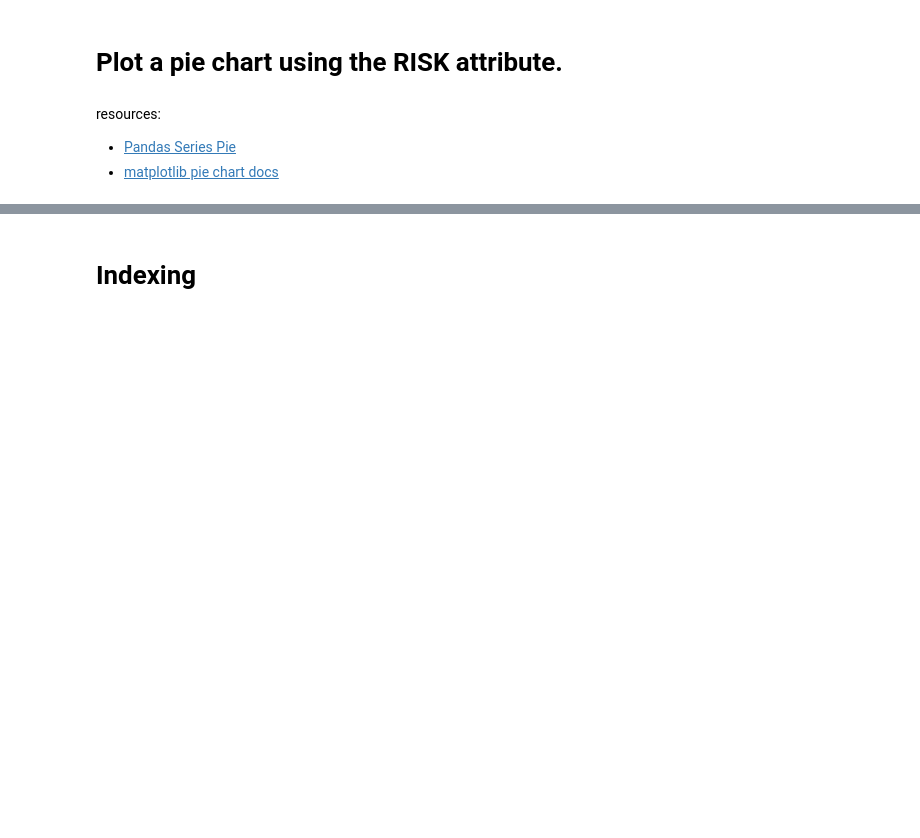
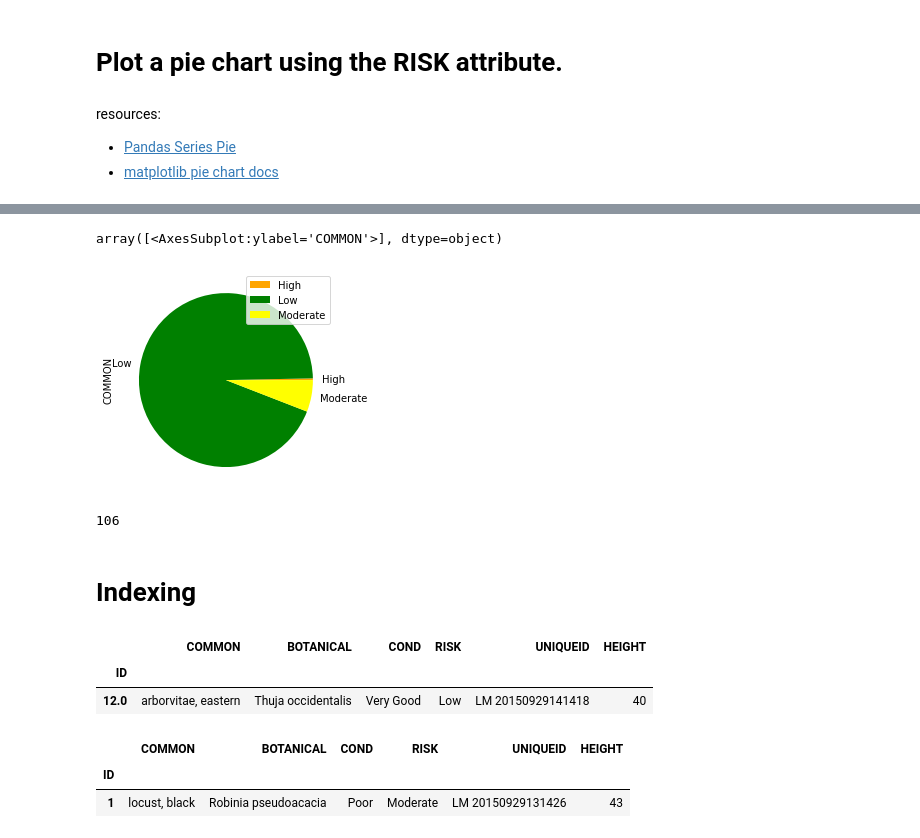
Before and after one commit to croethel/DataEngineering.Labs.CityOfNewarkDETreeSurvey, a Jupyter notebook: newark_de_tree_survey.ipynb, the cells around one changed output, grey strips where cells are left out. Saved outputs shown, nothing was run; the diff lists cells and outputs as text; code cells hidden in the pictures; blank space fills up the shorter version.

```diff
--- a/newark_de_tree_survey.ipynb
+++ b/newark_de_tree_survey.ipynb
@@ -159,3 +206,4 @@ resources:
 # %%
 # How can we determine all of the possible values describing the RISK associated with each tree
 # along with the corresponding row counts?
+new_df_pie = new_df[['COMMON','RISK']].groupby('RISK').count()
@@ -165,13 +221,33 @@ resources:
 # Green -> Low
 # Yellow -> Moderate
 # Orange -> High
+color_names = pd.Series(['Orange', 'Green', 'Yellow'])
 # %%
 # Plot the pie chart here
+new_df_pie.plot.pie(subplots = True, colors=color_names,)
+# %% [output]
+array([<AxesSubplot:ylabel='COMMON'>], dtype=object)
+[figure, added]
 # %%
 # How many entries have missing values for the RISK attribute? Why are these values missing?
+len(new_df.index)-new_df_pie['COMMON'].sum()
+
+#missing value reason - 106 are stumps/vacant sites
+# %% [output]
+106
 # %% [markdown]
 # Indexing
 # %%
 # Display row by position 1
+new_df.iloc[[1]]
+# %% [output]
+|  | COMMON | BOTANICAL | COND | RISK | UNIQUEID | HEIGHT |
+| ID |  |  |  |  |  |  |
+| 12.0 | arborvitae, eastern | Thuja occidentalis | Very Good | Low | LM 20150929141418 | 40 |
 # %%
 # Display row by label 1
+new_df.loc[[1]]
+# %% [output]
+|  | COMMON | BOTANICAL | COND | RISK | UNIQUEID | HEIGHT |
+| ID |  |  |  |  |  |  |
+| 1 | locust, black | Robinia pseudoacacia | Poor | Moderate | LM 20150929131426 | 43 |
```
Also changed, not shown: parts of 12 cells of this notebook.
